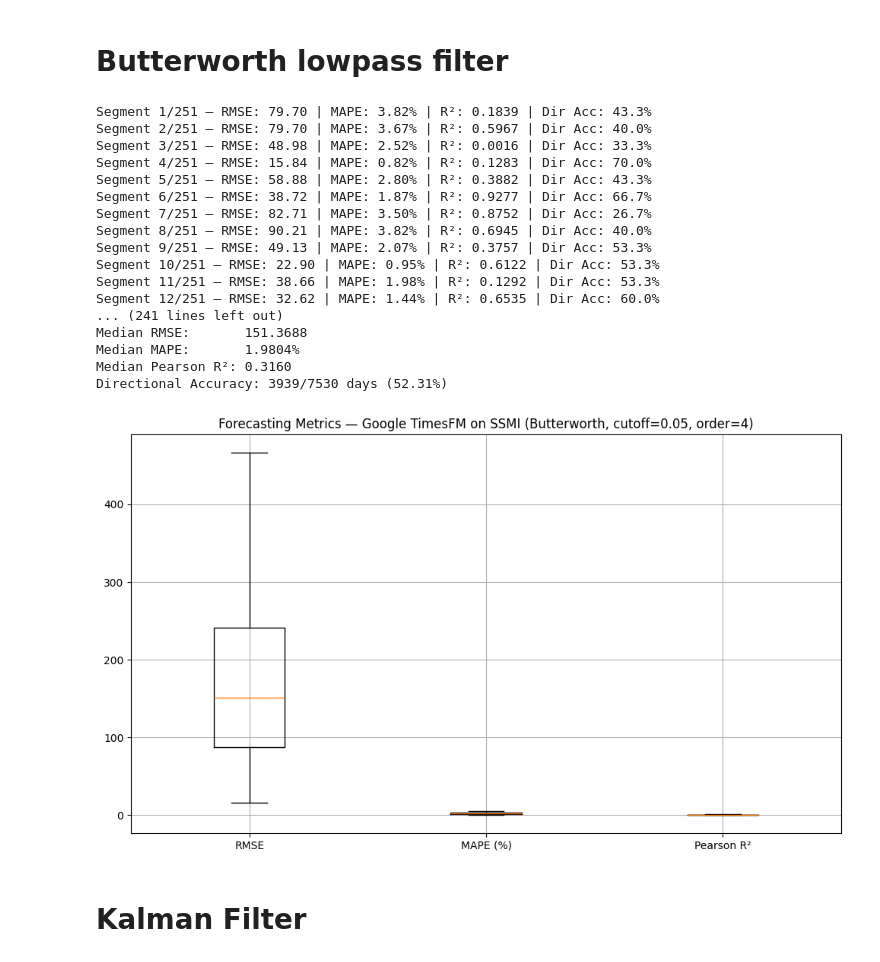
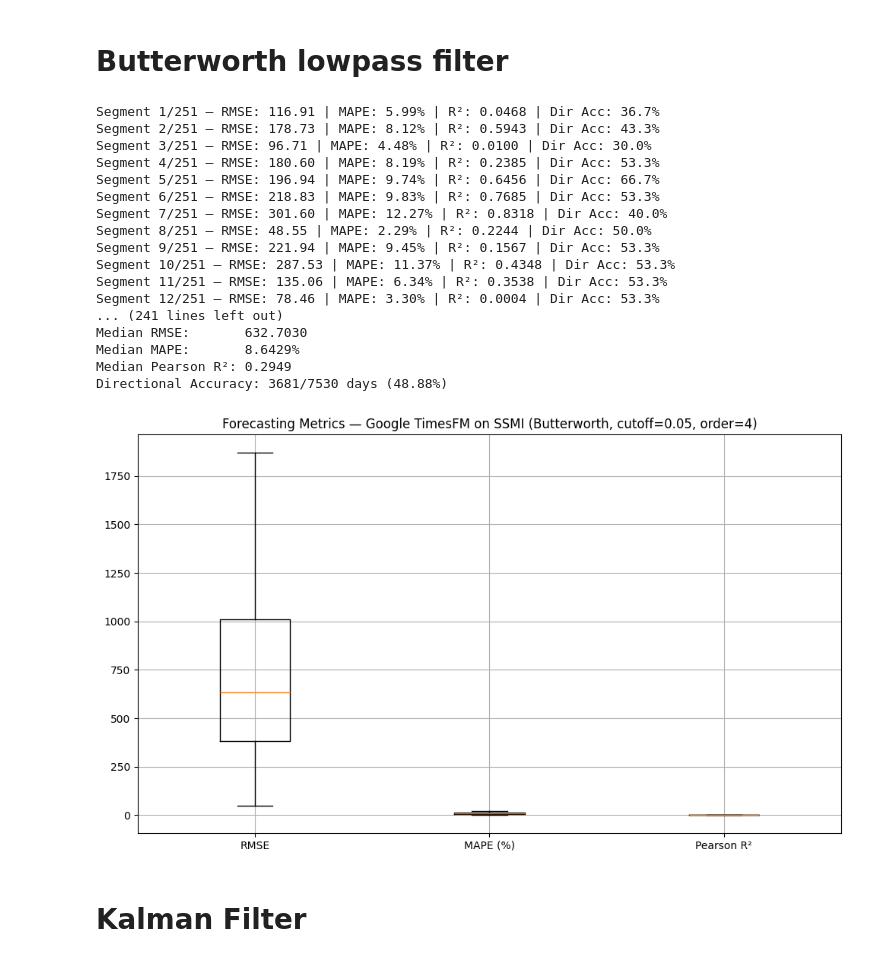
Before and after one commit to DeveloperArmo/DLSuperSlay, a Jupyter notebook: Google Time-Series Foundation Model/TimesFM_Filtering.ipynb, the cells around one changed output. Drawn from its saved outputs; the diff is of its cells as text; code cells hidden in the pictures.

Commit message:
fixed data leakage

```diff
--- a/Google Time-Series Foundation Model/TimesFM_Filtering.ipynb
+++ b/Google Time-Series Foundation Model/TimesFM_Filtering.ipynb
@@ -425,7 +427,7 @@ import matplotlib.pyplot as plt
 import logging
 from sklearn.metrics import mean_squared_error, mean_absolute_percentage_error
 from scipy.stats import pearsonr
-from scipy.signal import butter, filtfilt
+from scipy.signal import butter, lfilter
 
 logging.basicConfig(
     filename='TimesFM_SSMI_Butterworth_Metrics.log',
@@ -434,29 +436,15 @@ logging.basicConfig(
     force=True
 )
 
-def butterworth_filter(y, cutoff=0.05, order=4):
-    """
-    Low-pass Butterworth filter.
+def butterworth_decompose_context(y_context, cutoff=0.05, order=4):
+    """Causal Butterworth low-pass on the 120-day context only.
 
-    Parameters
-    ----------
-    y : array-like
-        Input time series.
-    cutoff : float
-        Normalized cutoff frequency in (0, 1), where 1 corresponds to Nyquist.
-    order : int
-        Filter order.
-
-    Returns
-    -------
-    low : np.ndarray
-        Low-frequency component.
-    high : np.ndarray
-        High-frequency residual component.
+    Uses lfilter (one-pass, causal) instead of filtfilt (zero-phase,
+    two-pass) so no future sample ever influences a past output.
     """
     b, a = butter(order, cutoff, btype='low')
-    low = filtfilt(b, a, y)
-    high = y - low
+    low = lfilter(b, a, y_context)
+    high = y_context - low
     return low, high
 
 def main():
@@ -475,12 +463,11 @@ def main():
         logging.info(f"Total SSMI samples loaded: {total_samples}")
 
         # ========================
-        # 2) Apply Butterworth filter
+        # 2) Butterworth params (decomposition is done per-segment, context-only)
         # ========================
         cutoff = 0.05
         filter_order = 4
-        y_low, y_high = butterworth_filter(y, cutoff=cutoff, order=filter_order)
-        logging.info(f"Butterworth filter applied with cutoff={cutoff}, order={filter_order}")
+        logging.info(f"Using causal Butterworth with cutoff={cutoff}, order={filter_order}, applied per segment (no leakage)")
 
         # ========================
         # 3) Sliding window config
@@ -521,9 +508,11 @@ def main():
             if end_context + forecast_horizon > total_samples:
                 break
 
-            # Split context into low/high components
-            context_low  = y_low[start_context:end_context].copy()
-            context_high = y_high[start_context:end_context].copy()
+            # Decompose context only — no look-ahead from filtfilt or future samples
+            y_context = y[start_context:end_context]
+            context_low, context_high = butterworth_decompose_context(
+                y_context, cutoff=cutoff, order=filter_order
+            )
 
             # True values
             true_combined = y[end_context:end_context + forecast_horizon]
@@ -616,50 +605,50 @@ def main():
         plt.figure(figsize=(10, 6))
         plt.boxplot(metrics.values(), labels=metrics.keys(), showfliers=False)
         plt.title(
             f"Forecasting Metrics \u2014 Google TimesFM on SSMI "
             f"(Butterworth, cutoff={cutoff}, order={filter_order})"
         )
         plt.grid(True)
         plt.tight_layout()
         plt.show()
 
     except Exception as e:
         logging.error("An error occurred.", exc_info=True)
         print("An error occurred. Check TimesFM_SSMI_Butterworth_Metrics.log for details.")
         try:
             np.savez_compressed(
                 "partial_TimesFM_SSMI_Butterworth_Metrics.npz",
                 rmse=np.array(rmse_list) if 'rmse_list' in locals() else None,
                 mape=np.array(mape_list) if 'mape_list' in locals() else None,
                 pearson_coefficients=np.array(pearson_list) if 'pearson_list' in locals() else None,
                 directional_hits=np.array(directional_hits) if 'directional_hits' in locals() else None
             )
         except Exception:
             logging.error("Failed to save partial results.", exc_info=True)
     finally:
         logging.info("Forecasting run completed.")
 
 if __name__ == '__main__':
     main()
 # %% [output]
-Segment 1/251 — RMSE: 79.70 | MAPE: 3.82% | R²: 0.1839 | Dir Acc: 43.3%
-Segment 2/251 — RMSE: 79.70 | MAPE: 3.67% | R²: 0.5967 | Dir Acc: 40.0%
-Segment 3/251 — RMSE: 48.98 | MAPE: 2.52% | R²: 0.0016 | Dir Acc: 33.3%
-Segment 4/251 — RMSE: 15.84 | MAPE: 0.82% | R²: 0.1283 | Dir Acc: 70.0%
-Segment 5/251 — RMSE: 58.88 | MAPE: 2.80% | R²: 0.3882 | Dir Acc: 43.3%
-Segment 6/251 — RMSE: 38.72 | MAPE: 1.87% | R²: 0.9277 | Dir Acc: 66.7%
-Segment 7/251 — RMSE: 82.71 | MAPE: 3.50% | R²: 0.8752 | Dir Acc: 26.7%
-Segment 8/251 — RMSE: 90.21 | MAPE: 3.82% | R²: 0.6945 | Dir Acc: 40.0%
-Segment 9/251 — RMSE: 49.13 | MAPE: 2.07% | R²: 0.3757 | Dir Acc: 53.3%
-Segment 10/251 — RMSE: 22.90 | MAPE: 0.95% | R²: 0.6122 | Dir Acc: 53.3%
-Segment 11/251 — RMSE: 38.66 | MAPE: 1.98% | R²: 0.1292 | Dir Acc: 53.3%
-Segment 12/251 — RMSE: 32.62 | MAPE: 1.44% | R²: 0.6535 | Dir Acc: 60.0%
+Segment 1/251 — RMSE: 116.91 | MAPE: 5.99% | R²: 0.0468 | Dir Acc: 36.7%
+Segment 2/251 — RMSE: 178.73 | MAPE: 8.12% | R²: 0.5943 | Dir Acc: 43.3%
+Segment 3/251 — RMSE: 96.71 | MAPE: 4.48% | R²: 0.0100 | Dir Acc: 30.0%
+Segment 4/251 — RMSE: 180.60 | MAPE: 8.19% | R²: 0.2385 | Dir Acc: 53.3%
+Segment 5/251 — RMSE: 196.94 | MAPE: 9.74% | R²: 0.6456 | Dir Acc: 66.7%
+Segment 6/251 — RMSE: 218.83 | MAPE: 9.83% | R²: 0.7685 | Dir Acc: 53.3%
+Segment 7/251 — RMSE: 301.60 | MAPE: 12.27% | R²: 0.8318 | Dir Acc: 40.0%
+Segment 8/251 — RMSE: 48.55 | MAPE: 2.29% | R²: 0.2244 | Dir Acc: 50.0%
+Segment 9/251 — RMSE: 221.94 | MAPE: 9.45% | R²: 0.1567 | Dir Acc: 53.3%
+Segment 10/251 — RMSE: 287.53 | MAPE: 11.37% | R²: 0.4348 | Dir Acc: 53.3%
+Segment 11/251 — RMSE: 135.06 | MAPE: 6.34% | R²: 0.3538 | Dir Acc: 53.3%
+Segment 12/251 — RMSE: 78.46 | MAPE: 3.30% | R²: 0.0004 | Dir Acc: 53.3%
 ... (241 lines left out)
-Median RMSE:       151.3688
-Median MAPE:       1.9804%
-Median Pearson R²: 0.3160
-Directional Accuracy: 3939/7530 days (52.31%)
+Median RMSE:       632.7030
+Median MAPE:       8.6429%
+Median Pearson R²: 0.2949
+Directional Accuracy: 3681/7530 days (48.88%)
-[figure, old version]
+[figure, new version]
 # %% [markdown]
 # Kalman Filter
 # %%
```
Also changed, not shown: parts of 2 cells of this notebook, 12 other files.
